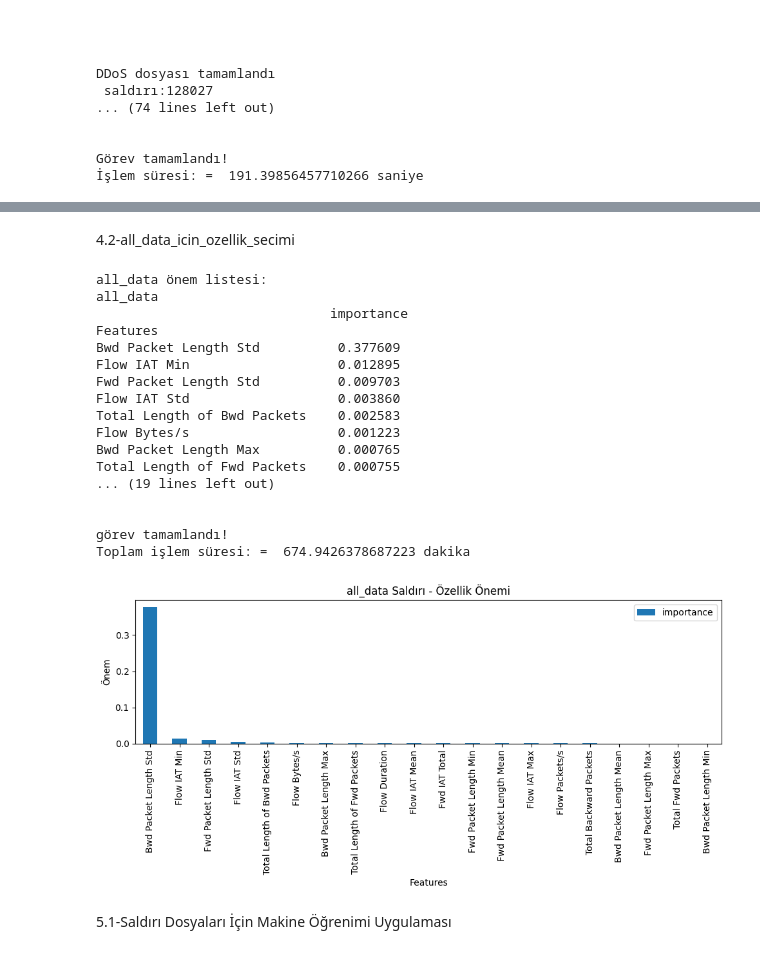
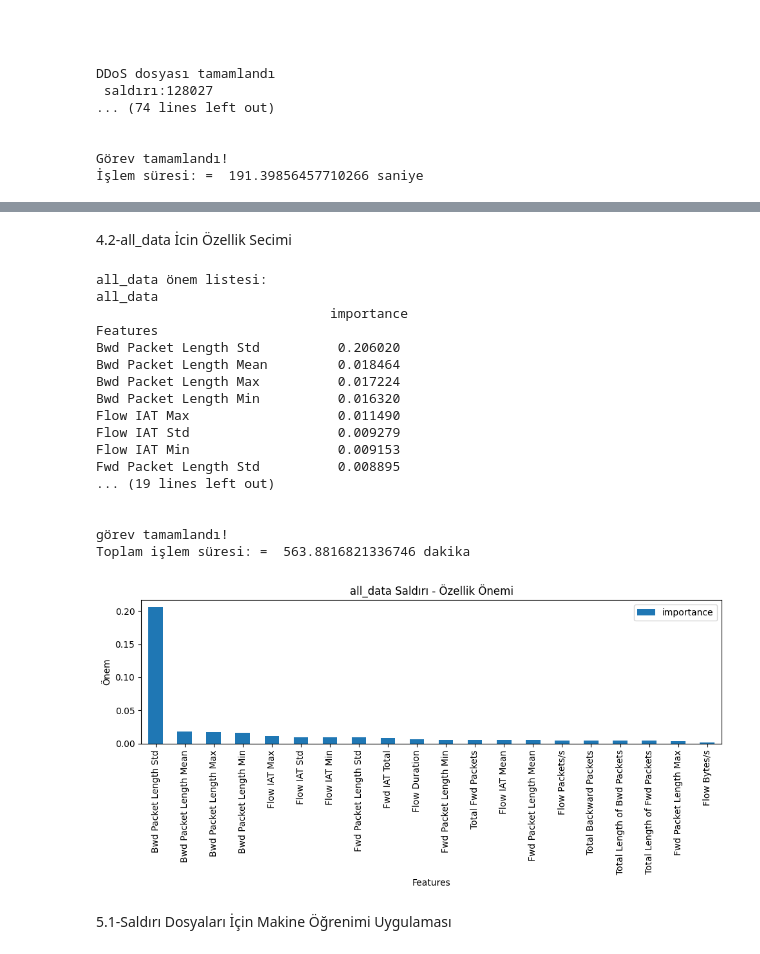
Before and after one commit to esraaerdogan/AnomalyDetection_in_Networks_Using_MachineLearning, a Jupyter notebook: anomaly.ipynb, the cells around one changed output, grey strips where cells are left out. Saved outputs shown, nothing was run; the diff lists cells and outputs as text; code cells hidden in the pictures.

```diff
--- a/anomaly.ipynb
+++ b/anomaly.ipynb
@@ -498,5 +507,5 @@ Toplam işlem süresi: = 6264.809415578842 saniye
-# %% [markdown]
-4.2-all_data_icin_ozellik_secimi
+# %% [markdown]
+4.2-all_data İcin Özellik Secimi
 # %%
 import numpy as np
 import os
@@ -554,59 +563,73 @@ for j in csv_files:
     X[np.isinf(X)] = 0
 
     # Özellik önemlerinin hesaplanması
-    forest = sk.ensemble.RandomForestRegressor(n_estimators=250, random_state=0)
+    # RandomForestRegressor ile Özellik Önemi Hesaplama
+    forest = RandomForestRegressor(n_estimators=250,random_state=0)
     forest.fit(X, y)
-    importances = forest.feature_importances_
-    std = np.std([tree.feature_importances_ for tree in forest.estimators_],
-                 axis=0)
+    rf_importances = forest.feature_importances_
+
+    # ExtraTreesClassifier ile Özellik Önemi Hesaplama
+    etc = ExtraTreesClassifier(n_estimators=250, random_state=0)
+    etc.fit(X, y)
+    etc_importances = etc.feature_importances_
+
+    # Özelliklerin ortalama önem değerleri
+    importances = (rf_importances + etc_importances) / 2
+
+    rf_std = np.std([tree.feature_importances_ for tree in forest.estimators_], axis=0)
+    etc_std = np.std([tree.feature_importances_ for tree in etc.estimators_], axis=0)
+    std = (rf_std + etc_std) / 2
+
     indices = np.argsort(importances)[::-1]
     refclasscol=list(df.columns.values)
     impor_bars = pd.DataFrame({'Features':refclasscol[0:20],'importance':importances[0:20]})
     impor_bars = impor_bars.sort_values('importance',ascending=False).set_index('Features')
+
     plt.rcParams['figure.figsize'] = (10, 5)
     impor_bars.plot.bar();
+
     # Özellik önemlerinin yazdırılması
     count = 0
     fea_ture = j[0:-4] + "=["
     for i in impor_bars.index:
         fea_ture = fea_ture + "\"" + str(i) + "\","
         count += 1
         if count == 5:
             fea_ture = fea_ture[0:-1] + "]"
             break
     print(j[0:-4], "önem listesi:")
     print(j[0:-4], "\n", impor_bars.head(20), "\n\n\n")
     print(fea_ture)
     plt.title(j[0:-4] + " Saldırı - Özellik Önemi")
     plt.ylabel('Önem')
     plt.savefig("./feaure_pics/" + j[0:-4] + ".pdf", bbox_inches='tight', format='pdf')
     ths.write((fea_ture))
     plt.tight_layout()
     # plt.show()
     print("-----------------------------------------------------------------------------------------------\n\n\n\n")
 
 print("görev tamamlandı!")
 print("Toplam işlem süresi: = ", (time.time() - seconds) / 60, "dakika")
 ths.close()
 # %% [output]
 all_data önem listesi:
 all_data
                               importance
 Features
-Bwd Packet Length Std          0.377609
-Flow IAT Min                   0.012895
-Fwd Packet Length Std          0.009703
-Flow IAT Std                   0.003860
-Total Length of Bwd Packets    0.002583
-Flow Bytes/s                   0.001223
-Bwd Packet Length Max          0.000765
-Total Length of Fwd Packets    0.000755
+Bwd Packet Length Std          0.206020
+Bwd Packet Length Mean         0.018464
+Bwd Packet Length Max          0.017224
+Bwd Packet Length Min          0.016320
+Flow IAT Max                   0.011490
+Flow IAT Std                   0.009279
+Flow IAT Min                   0.009153
+Fwd Packet Length Std          0.008895
 ... (19 lines left out)
 
 
 görev tamamlandı!
-Toplam işlem süresi: =  674.9426378687223 dakika
+Toplam işlem süresi: =  563.8816821336746 dakika
-[figure, old version]
+[figure, new version]
 # %% [markdown]
 5.1-Saldırı Dosyaları İçin Makine Öğrenimi Uygulaması
 # %%
```
Also changed, not shown: parts of 18 cells of this notebook.
